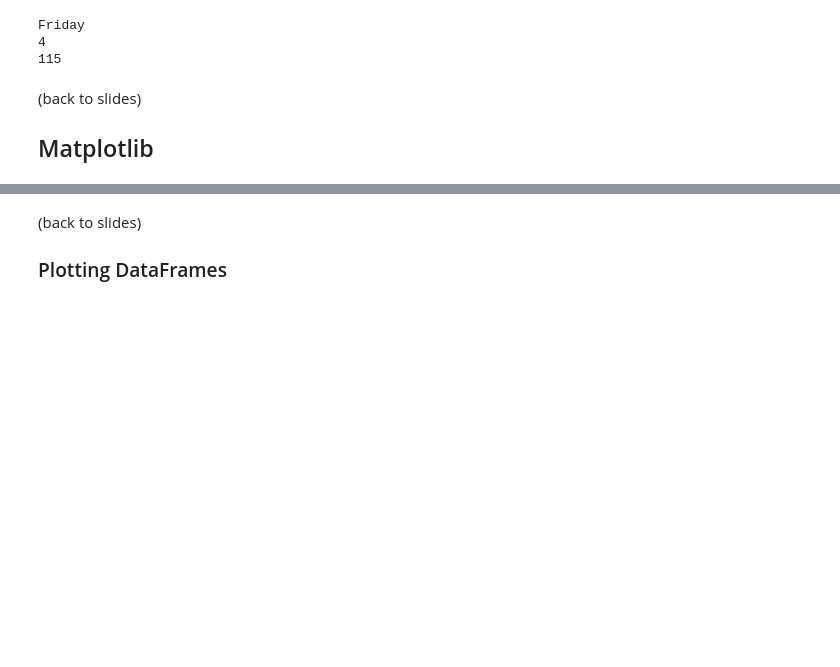
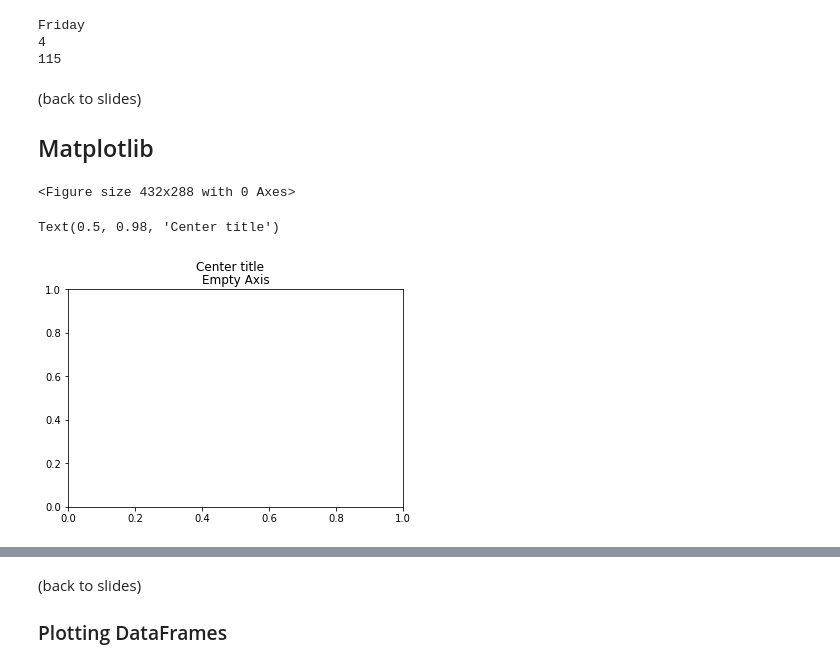
Before and after one commit to BC-COMS-2710/summer21-material, a Jupyter notebook: demo/Demo04_solutions.ipynb, the cells around one changed output, grey strips where cells are left out. Saved outputs shown, nothing was run; the diff lists cells and outputs as text; code cells hidden in the pictures; blank space fills up the shorter version.

```diff
--- a/demo/Demo04_solutions.ipynb
+++ b/demo/Demo04_solutions.ipynb
@@ -960,5 +960,8 @@ Friday
 # %%
 import matplotlib.pyplot as plt
 fig = plt.figure()
-fig.title('figure_title')
+#fig.title('figure_title')
+fig.suptitle("Center title")
 plt.show()
+# %% [output]
+<Figure size 432x288 with 0 Axes>
@@ -969,6 +968,10 @@ fig.show()
 # %%
 fig, ax = plt.subplots()
 ax.set_title("Empty Axis")
+fig.suptitle("Center title")
+# %% [output]
+Text(0.5, 0.98, 'Center title')
+[figure, added]
 # %%
 fig, axes_lst = plt.subplots(2, 2)
 # 2x2 grid of Axes
```
Also changed, not shown: parts of 14 cells of this notebook.
